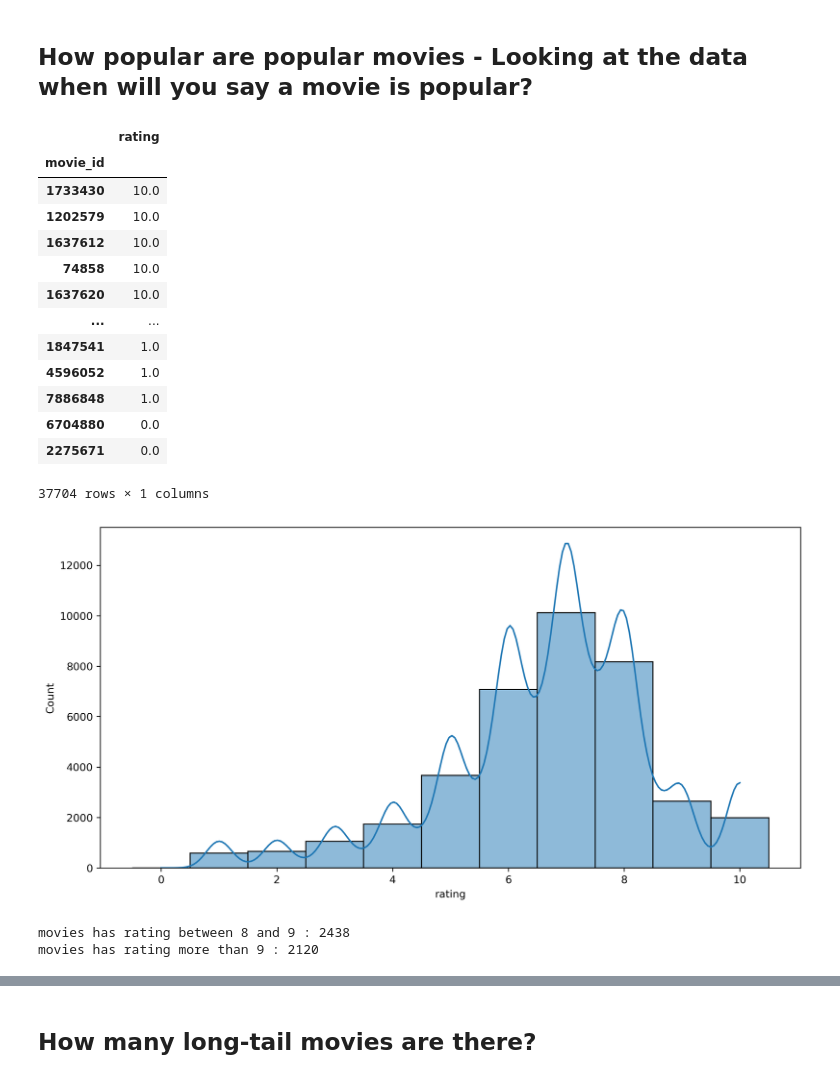
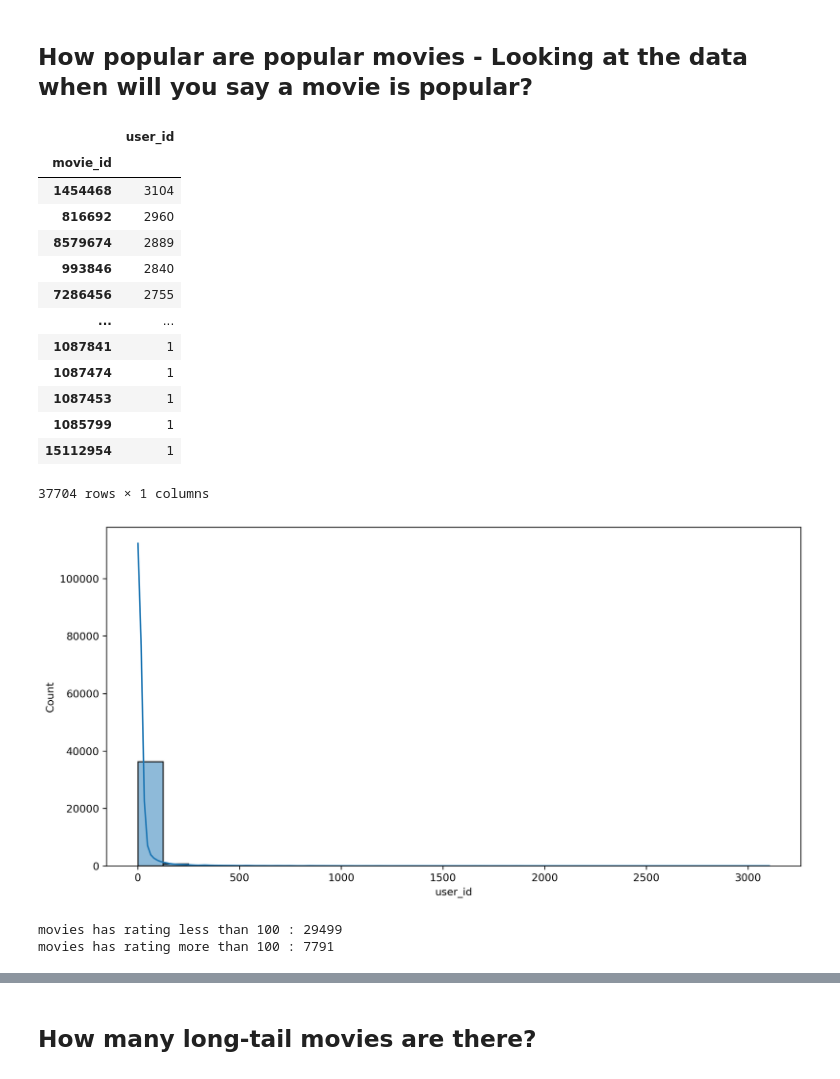
Before and after one commit to ashen007/Movie_Recommender_system, a Jupyter notebook: notebooks/ratings analysis.ipynb, the cells around one changed output, grey strips where cells are left out. Saved outputs shown, nothing was run; the diff lists cells and outputs as text; code cells hidden in the pictures.

```diff
--- a/notebooks/ratings analysis.ipynb
+++ b/notebooks/ratings analysis.ipynb
@@ -103,33 +140,33 @@ highest ratings done in a year 170807. most of data points are in between 2013 a
 # %% [markdown]
 ## How popular are popular movies - Looking at the data when will you say a movie is popular?
 # %%
-rating_by_movie = rating_data.groupby(by='movie_id')[['rating']].mean().sort_values(by='rating', ascending=False)
+rating_by_movie = rating_data.groupby(by='movie_id')[['user_id']].count().sort_values(by='user_id', ascending=False)
 rating_by_movie
 # %% [output]
-|  | rating |
+|  | user_id |
 | movie_id |  |
-| 1733430 | 10.0 |
-| 1202579 | 10.0 |
-| 1637612 | 10.0 |
-| 74858 | 10.0 |
-| 1637620 | 10.0 |
+| 1454468 | 3104 |
+| 816692 | 2960 |
+| 8579674 | 2889 |
+| 993846 | 2840 |
+| 7286456 | 2755 |
 | ... | ... |
-| 1847541 | 1.0 |
-| 4596052 | 1.0 |
-| 7886848 | 1.0 |
-| 6704880 | 0.0 |
-| 2275671 | 0.0 |
+| 1087841 | 1 |
+| 1087474 | 1 |
+| 1087453 | 1 |
+| 1085799 | 1 |
+| 15112954 | 1 |
 37704 rows × 1 columns
 # %%
 plt.figure(figsize=[12, 6], dpi=300)
-sns.histplot(x=rating_by_movie['rating'], kde=True, discrete=True, bins=10)
+sns.histplot(x=rating_by_movie['user_id'], kde=True, bins=25)
 plt.show()
 # %% [output]
-[figure, old version]
+[figure, new version]
 # %%
 print(
-    f"movies has rating between 8 and 9 : {rating_by_movie[(rating_by_movie['rating'] < 9) & (rating_by_movie['rating'] > 8)].shape[0]}\n"
-    f"movies has rating more than 9 : {rating_by_movie[rating_by_movie['rating'] > 9].shape[0]}")
+    f"movies has rating less than 100 : {rating_by_movie[rating_by_movie['user_id'] < 10].shape[0]}\n"
+    f"movies has rating more than 100 : {rating_by_movie[rating_by_movie['user_id'] > 10].shape[0]}")
 # %% [output]
-movies has rating between 8 and 9 : 2438
-movies has rating more than 9 : 2120
+movies has rating less than 100 : 29499
+movies has rating more than 100 : 7791
```
Also changed, not shown: parts of 16 cells of this notebook.
